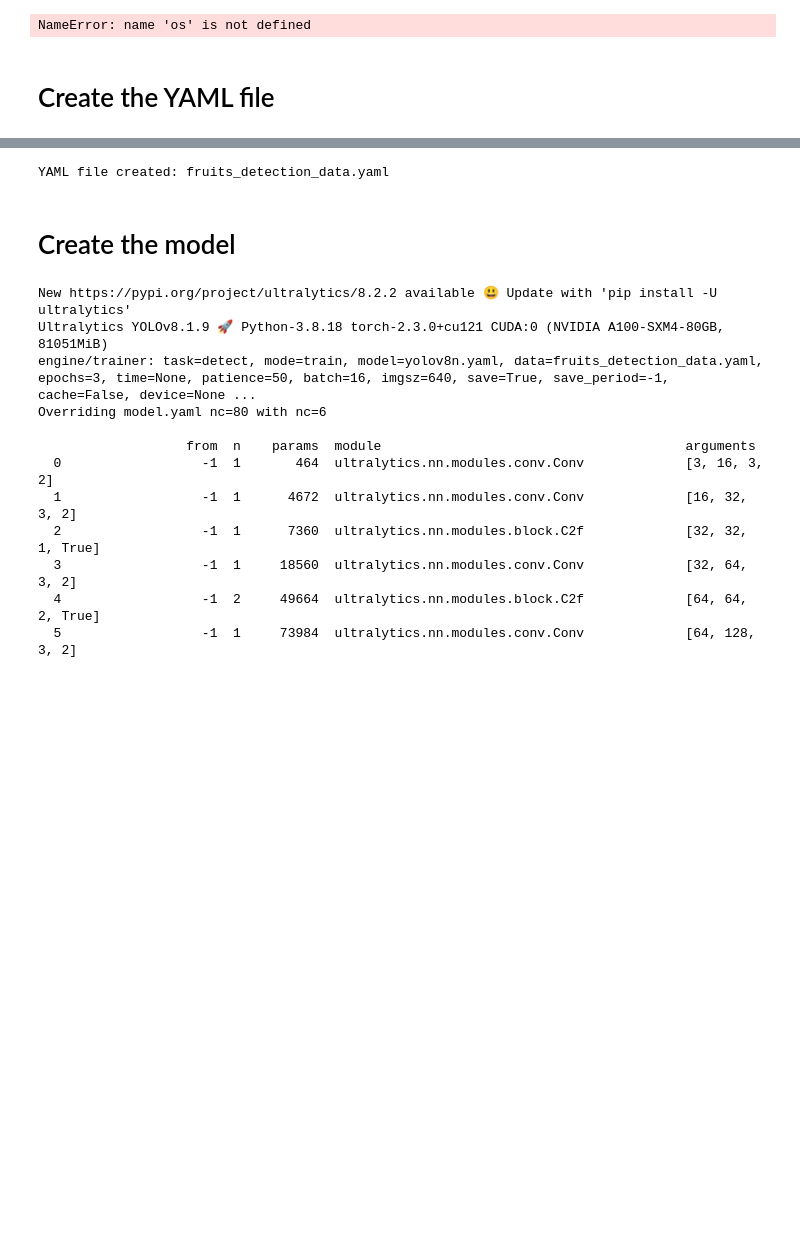
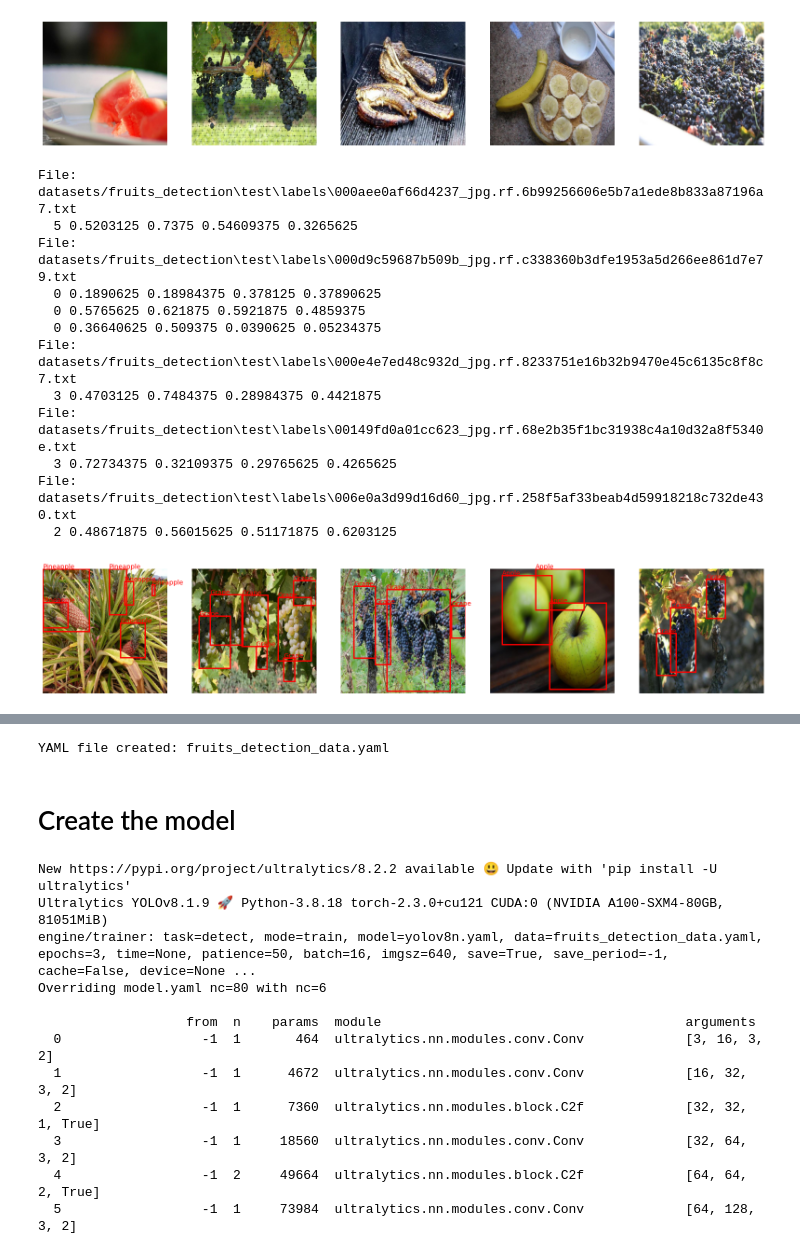
Before and after one commit to PracticumAI/computer_vision, a Jupyter notebook: 02_boxes_of_fruit.ipynb, the cells around one changed output, grey strips where cells are left out. Drawn from its saved outputs; the diff is of its cells as text; code cells hidden in the pictures; blank space fills up the shorter version.

```diff
--- a/02_boxes_of_fruit.ipynb
+++ b/02_boxes_of_fruit.ipynb
@@ -163,7 +175,10 @@ NameError: name 'os' is not defined
 data_dir = r"datasets/fruits_detection"
 
 # Make a histogram of the number of images in each class
-def explore_data(data_dir, show_picture=True, show_hist=True):
+def explore_data(data_dir, show_picture=True, show_annotation=True, show_detection=True, show_hist=True):
+
+    # Define the class names
+    class_names = ['Apple', 'Banana', 'Grape', 'Orange', 'Pineapple', 'Watermelon']
 
     # Examine some sample images
     if show_picture:
@@ -184,41 +199,97 @@ def explore_data(data_dir, show_picture=True, show_hist=True):
             axes[i].axis('off')
         plt.show()
 
+    # Examine the first five annotation files
+    if show_annotation:
+        annotation_files = []
+        for folder in os.listdir(data_dir):
+            if os.path.isdir(os.path.join(data_dir, folder)):
+                annotation_folder = os.path.join(data_dir, folder, 'labels')
+                if os.path.exists(annotation_folder):
+                    for file in os.listdir(annotation_folder):
+                        annotation_files.append(os.path.join(annotation_folder, file))
+        for file in annotation_files[:5]:
+            with open(file, 'r') as f:
+                print(f"File: {file}")
+                for i, line in enumerate(f):
+                    if i > 4:
+                        break
+                    print(f"  {line.strip()}")
+
+    # Plot five random images with their associated, labeled bounding boxes
+    if show_detection:
+        # Get valid image folders
+        image_folders = [f for f in os.listdir(data_dir) if os.path.isdir(os.path.join(data_dir, f))]
+
+        sample_images = []
+        for i in range(5):
+            folder = random.choice(image_folders)
+            img_path = os.path.join(data_dir, folder, 'images', random.choice(os.listdir(os.path.join(data_dir, folder, 'images'))))
+            annotation_path = os.path.join(data_dir, folder, 'labels', os.path.basename(img_path).replace('.jpg', '.txt'))
+            sample_images.append((img_path, annotation_path))
+
+        # Plot the sample images
+        fig, axes = plt.subplots(1, 5, figsize=(20, 5))
+        for i, (img_path, annotation_path) in enumerate(sample_images):
+            img = Image.open(img_path)
+            axes[i].imshow(img)
+            axes[i].axis('off')
+            with open(annotation_path, 'r') as f:
+                for line in f:
+                    class_id, x, y, w, h = map(float, line.strip().split())
+                    x, y, w, h = x * img.width, y * img.height, w * img.width, h * img.height
+                    rect = plt.Rectangle((x - w / 2, y - h / 2), w, h, fill=False, color='red', linewidth=2)
+                    axes[i].add_patch(rect)
+                    # Add class name above the bounding box
+                    axes[i].text(x - w / 2, y - h / 2, class_names[int(class_id)], color='red')
+        plt.show()
+
+
     # Make a histogram of the number of images in each class
     if show_hist:
         def get_class_counts(folder_path):  # Change from data_dir to folder_path
             class_counts = {}
             labels_path = os.path.join(folder_path, 'labels')  # Add labels path
             for filename in os.listdir(labels_path):  # Update listdir
                 with open(os.path.join(labels_path, filename), 'r') as f:
                     for line in f:
                         class_id = int(line.split(' ')[0])  # Assuming labels are in YOLO format
                         class_counts[class_id] = class_counts.get(class_id, 0) + 1
             return class_counts
 
         train_counts = get_class_counts(os.path.join(data_dir, 'train'))  # Add os.path.join
         val_counts = get_class_counts(os.path.join(data_dir, 'valid'))
         test_counts = get_class_counts(os.path.join(data_dir, 'test'))
-        class_names = ['Apple', 'Banana', 'Grape', 'Orange', 'Pineapple', 'Watermelon']
         num_classes = len(class_names)
 
         data_counts = {
             'train': pd.Series(train_counts),
             'val': pd.Series(val_counts),
             'test': pd.Series(test_counts)
         }
         df = pd.DataFrame(data_counts)
 
         df.plot.bar(figsize=(10, 6))
         plt.xlabel('Class Name')
         plt.xticks(np.arange(num_classes), class_names)
         plt.ylabel('Number of Images')
         plt.title('Distribution of Images per Class')
         plt.legend()
         plt.show()
 
-explore_data(data_dir, show_picture=True, show_hist=True)
+explore_data(data_dir, show_picture=True, show_annotation=True, show_detection=True, show_hist=True)
 # %% [output]
+[figure, added]
-NameError: name 'os' is not defined
+File: datasets/fruits_detection\test\labels\000aee0af66d4237_jpg.rf.6b99256606e5b7a1ede8b833a87196a7.txt
+  5 0.5203125 0.7375 0.54609375 0.3265625
+File: datasets/fruits_detection\test\labels\000d9c59687b509b_jpg.rf.c338360b3dfe1953a5d266ee861d7e79.txt
+  0 0.1890625 0.18984375 0.378125 0.37890625
+  0 0.5765625 0.621875 0.5921875 0.4859375
+  0 0.36640625 0.509375 0.0390625 0.05234375
+File: datasets/fruits_detection\test\labels\000e4e7ed48c932d_jpg.rf.8233751e16b32b9470e45c6135c8f8c7.txt
+  3 0.4703125 0.7484375 0.28984375 0.4421875
+File: datasets/fruits_detection\test\labels\00149fd0a01cc623_jpg.rf.68e2b35f1bc31938c4a10d32a8f5340e.txt
+  3 0.72734375 0.32109375 0.29765625 0.4265625
+File: datasets/fruits_detection\test\labels\006e0a3d99d16d60_jpg.rf.258f5af33beab4d59918218c732de430.txt
+  2 0.48671875 0.56015625 0.51171875 0.6203125
+[figure, added]
-# %% [markdown]
-# Create the YAML file
```
Also changed, not shown: parts of 11 cells of this notebook, 2 other files.
